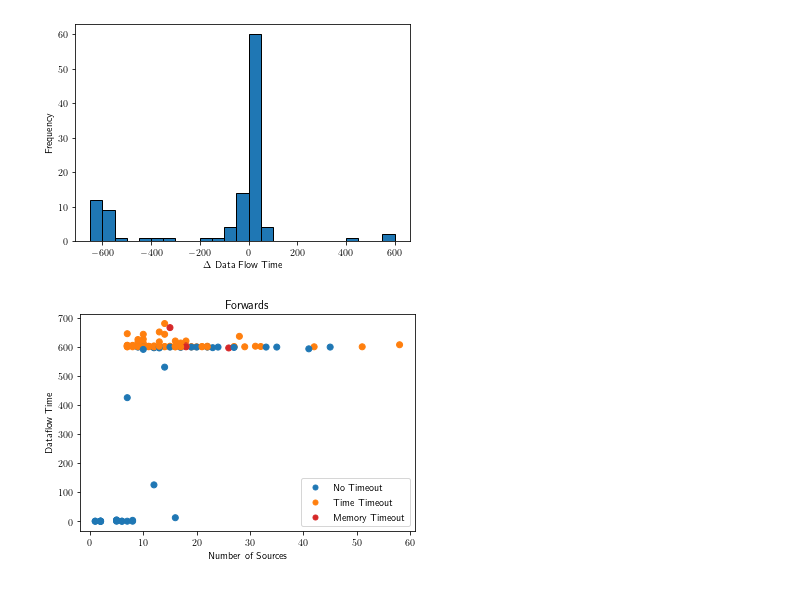
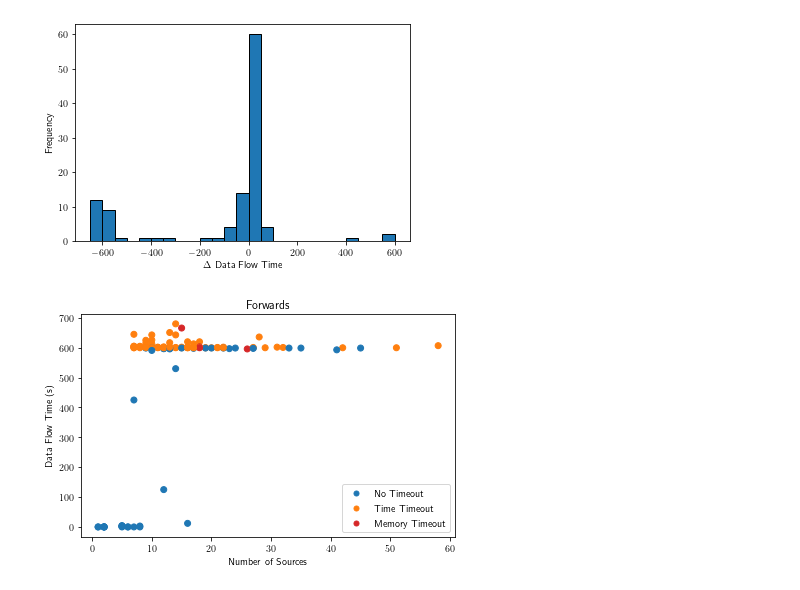
Before and after one commit to t1mlange/bachelor-thesis, a Jupyter notebook: scripts/RealWorld.ipynb, the cells around one changed output. Cells and saved outputs as stored; diff of their text form; code cells hidden in the pictures.

```diff
--- a/scripts/RealWorld.ipynb
+++ b/scripts/RealWorld.ipynb
@@ -64,10 +64,10 @@ class App:
         src.sort()
         if src[1].avgMem != 0:
             relDiff = (src[0].avgMem - src[1].avgMem) / abs(src[1].avgMem)
-            if relDiff > 0.1:
+            if abs(relDiff) > 0.1:
                 print("MEMFML0 %s for %s" % (self.name, src[0].runID))
             relDiff = (src[2].avgMem - src[1].avgMem) / abs(src[1].avgMem)
-            if relDiff > 0.1:
+            if abs(relDiff) > 0.1:
                 print("MEMFML2 %s for %s" % (self.name, src[2].runID))
         dst.append(src[1])
         src.clear()
@@ -275,6 +275,10 @@ handles = [blue_dot, orange_dot, red_dot]
 
 xsources = []
 xsinks = []
+xstmts = []
+xclasses = []
+xmethods = []
+xedges = []
 datafw = []
 cfw = []
 databw = []
@@ -287,6 +291,10 @@ for name, app in apps.items():
             datafw.append(run.dataflowTime)
             xsources.append(app.sources)
             xsinks.append(app.sinks)
+            xstmts.append(app.statements)
+            xclasses.append(app.classes)
+            xmethods.append(app.methods)
+            xedges.append(app.cgsize)
             c = runToColor(run)
             if c == "#ff7f0e" and run.dataflowTime < 400:
                 print(name)
@@ -295,35 +303,96 @@ for name, app in apps.items():
             databw.append(run.dataflowTime)
             cbw.append(runToColor(run))
 
 
 plt.figure()
 plt.scatter(xsources, datafw, c=cfw)
 plt.xlabel("Number of Sources")
-plt.ylabel("Dataflow Time")
+plt.ylabel("Data Flow Time (s)")
 plt.title("Forwards")
 plt.legend(handles=handles)
+plt.tight_layout()
 plt.savefig(FIG_PATH + "fw_dataflow-sources.pgf")
 plt.figure()
 plt.scatter(xsinks, datafw, c=cfw)
 plt.xlabel("Number of Sinks")
-plt.ylabel("Dataflow Time")
+plt.ylabel("Data Flow Time (s)")
 plt.title("Forwards")
 plt.legend(handles=handles)
+plt.tight_layout()
 plt.savefig(FIG_PATH + "fw_dataflow-sinks.pgf")
 
 plt.figure()
 plt.scatter(xsources, databw, c=cbw)
 plt.xlabel("Number of Sources")
-plt.ylabel("Dataflow Time")
+plt.ylabel("Data Flow Time (s)")
 plt.title("Backwards")
 plt.legend(handles=handles)
+plt.tight_layout()
 plt.savefig(FIG_PATH + "bw_dataflow-sources.pgf")
 plt.figure()
 plt.scatter(xsinks, databw, c=cbw)
 plt.xlabel("Number of Sinks")
+plt.ylabel("Data Flow Time (s)")
+plt.title("Backwards")
+plt.legend(handles=handles)
+plt.tight_layout()
+plt.savefig(FIG_PATH + "bw_dataflow-sinks.pgf")
+
+plt.figure()
+plt.scatter(xstmts, datafw, c=cfw)
+plt.xlabel("Statements")
+plt.ylabel("Dataflow Time")
+plt.title("Forwards")
+plt.legend(handles=handles)
+plt.tight_layout()
+plt.figure()
+plt.scatter(xmethods, datafw, c=cfw)
+plt.xlabel("Methods")
+plt.ylabel("Dataflow Time")
+plt.title("Forwards")
+plt.legend(handles=handles)
+plt.tight_layout()
+plt.figure()
+plt.scatter(xclasses, datafw, c=cfw)
+plt.xlabel("Classes")
+plt.ylabel("Dataflow Time")
+plt.title("Forwards")
+plt.legend(handles=handles)
+plt.tight_layout()
+plt.figure()
+plt.scatter(xedges, datafw, c=cfw)
+plt.xlabel("Callgraph Size")
+plt.ylabel("Dataflow Time")
+plt.title("Forwards")
+plt.legend(handles=handles)
+plt.tight_layout()
+plt.figure()
+plt.scatter(xstmts, databw, c=cbw)
+plt.xlabel("Statements")
 plt.ylabel("Dataflow Time")
 plt.title("Backwards")
 plt.legend(handles=handles)
-plt.savefig(FIG_PATH + "bw_dataflow-sinks.pgf")
+plt.tight_layout()
+plt.figure()
+plt.scatter(xmethods, databw, c=cbw)
+plt.xlabel("Methods")
+plt.ylabel("Dataflow Time")
+plt.title("Backwards")
+plt.legend(handles=handles)
+plt.tight_layout()
+plt.figure()
+plt.scatter(xclasses, databw, c=cbw)
+plt.xlabel("Classes")
+plt.ylabel("Dataflow Time")
+plt.title("Backwards")
+plt.legend(handles=handles)
+plt.tight_layout()
+plt.figure()
+plt.scatter(xedges, databw, c=cbw)
+plt.xlabel("Callgraph Size")
+plt.ylabel("Dataflow Time")
+plt.title("Backwards")
+plt.legend(handles=handles)
+plt.tight_layout()
 # %% [output]
-[figure, old version]
+[figure, new version]
```
Also changed, not shown: parts of 2 cells of this notebook, 17 other files.
